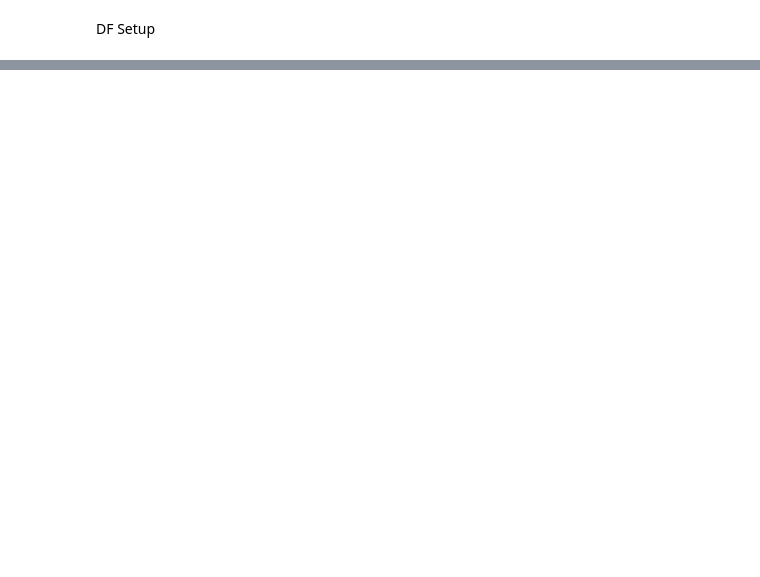
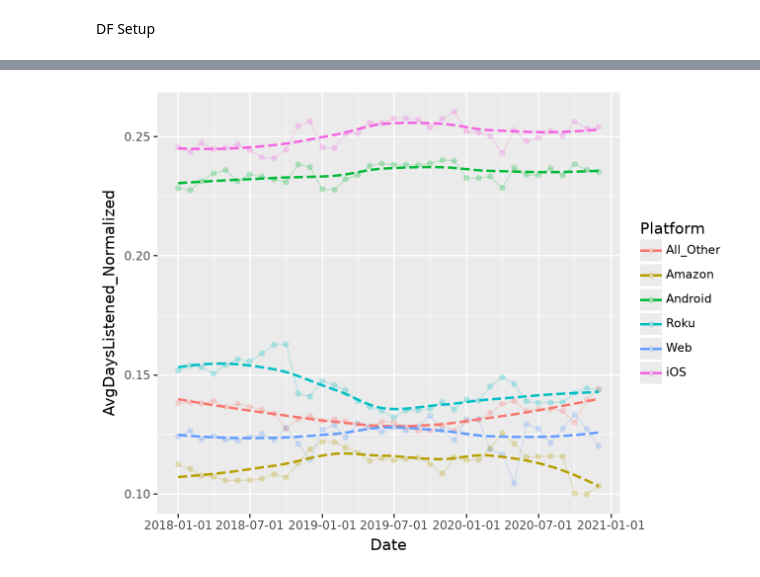
Before and after one commit to dancking/listener_retention_analysis, a Jupyter notebook: notebook.ipynb, the cells around one changed output, grey strips where cells are left out. Drawn from its saved outputs; the diff is of its cells as text; code cells hidden in the pictures; blank space fills up the shorter version.

```diff
--- a/notebook.ipynb
+++ b/notebook.ipynb
@@ -122,11 +248,13 @@ df_du_ds = (
 # %%
 (
     ggplot(
-        data=df_mu_du,
-        mapping=aes(x="Date", y="AvgDaysListened", color="Platform")
+        data=df_mu_du_ds,
+        mapping=aes(x="Date", y="AvgDaysListened_Normalized", color="Platform")
     )
     + geom_line(alpha=.2)
     + geom_point(alpha=.2)
     + geom_smooth(linetype="dashed", se=False)
 
 )
+# %% [output]
+[figure, added]
```
Also changed, not shown: parts of 19 cells of this notebook, 1 other file.
